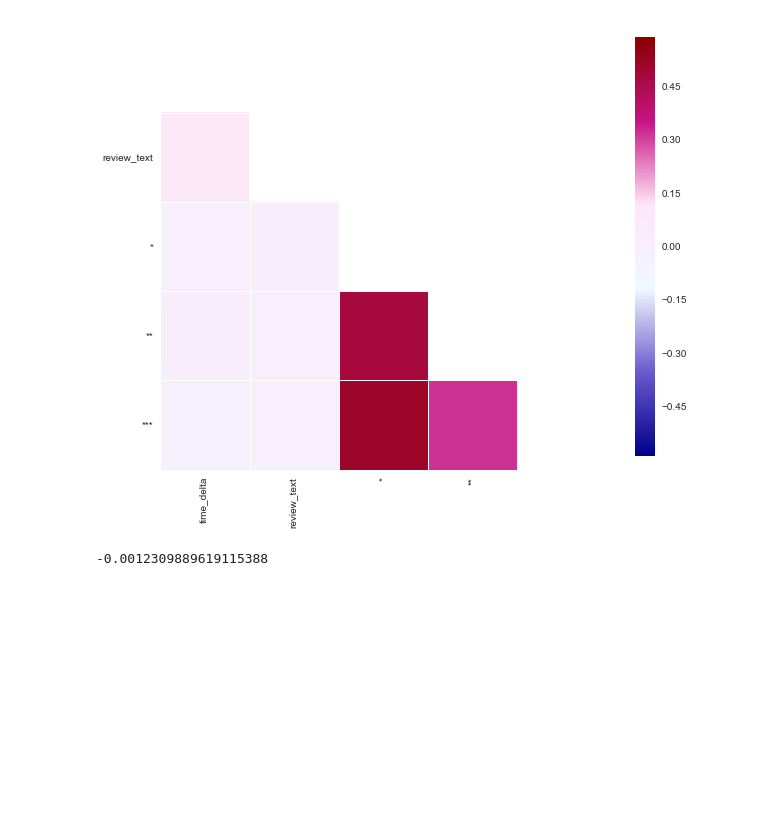
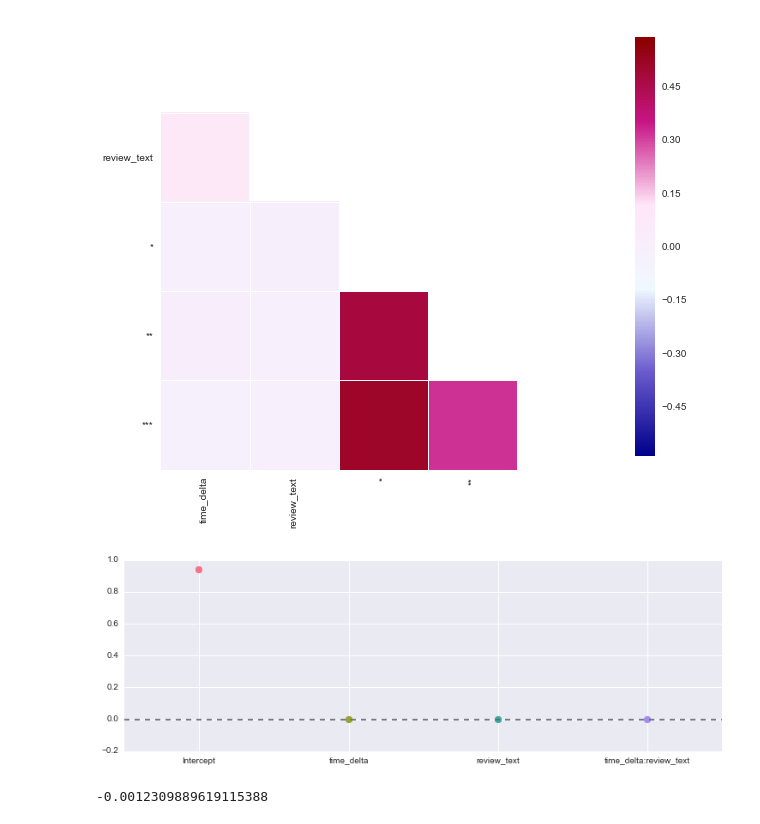
Before and after one commit to potatochip/kojak, a Jupyter notebook: feature_exploration.ipynb, the cells around one changed output. Drawn from its saved outputs; the diff is of its cells as text; code cells hidden in the pictures; blank space fills up the shorter version.

```diff
--- a/feature_exploration.ipynb
+++ b/feature_exploration.ipynb
@@ -221,6 +227,7 @@ model.score(X,y)
 # %%
 trans_y = pd.DataFrame(y.multiply([1,3,5], axis=1).sum(axis=1), columns=['transformed_score'])
 data = pd.concat([X, y], axis=1)
+data.columns = ['time_delta', 'review_text', 's1', 's2', 's3']
 trans_data = pd.concat([X, trans_y], axis=1)
 # %%
 X.hist(bins=50)
@@ -254,6 +261,10 @@ sns.corrplot(data, annot=False, diag_names=False, cmap=cmap)
 ax.grid(False);
 # %% [output]
 [figure]
+# %%
+sns.coefplot("s3 ~ time_delta * review_text", data, intercept=True)
+# %% [output]
+[figure, added]
 # %%
 from sklearn.cross_validation import cross_val_score
 np.mean(cross_val_score(LinearRegression(), X, y, cv=3))
```
Also changed, not shown: parts of 4 cells of this notebook, 5 other files.
